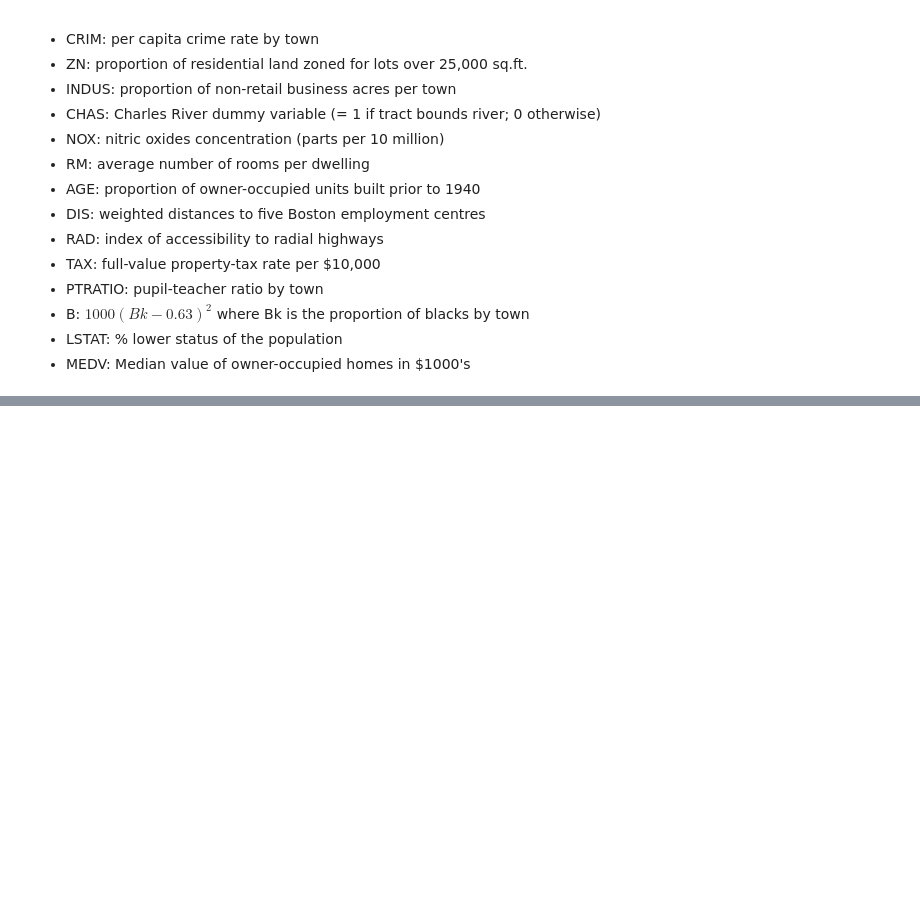
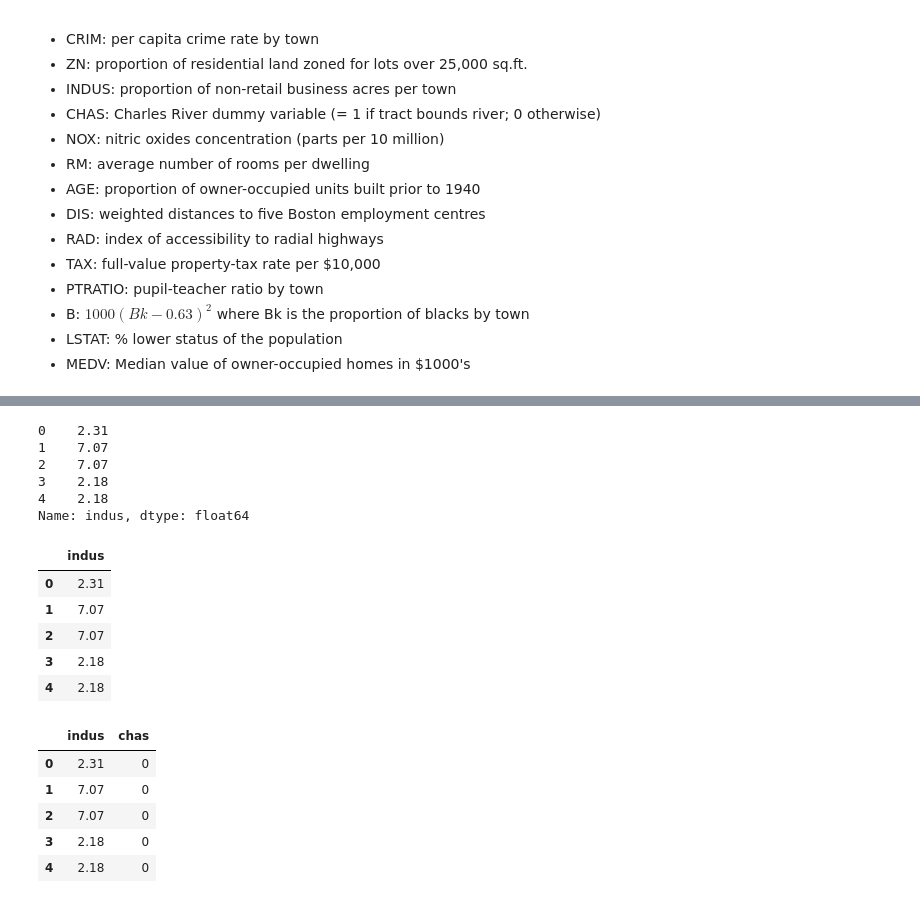
Before and after one commit to dillondaudert/cs5300ans, a Jupyter notebook: Examples.ipynb, the cells around one changed output, grey strips where cells are left out. Cells and saved outputs as stored; diff of their text form; code cells hidden in the pictures; blank space fills up the shorter version.

```diff
--- a/Examples.ipynb
+++ b/Examples.ipynb
@@ -46,0 +50,26 @@ def onehot(indices):
+# %%
+# select a particular column
+display(data["indus"].head())  # returns a Series object
+display(data[["indus"]].head())# returns a DataFrame object
+
+# and multiple columns
+data[["indus", "chas"]].head()
+# %% [output]
+0    2.31
+1    7.07
+2    7.07
+3    2.18
+4    2.18
+Name: indus, dtype: float64
+|  | indus |
+| 0 | 2.31 |
+| 1 | 7.07 |
+| 2 | 7.07 |
+| 3 | 2.18 |
+| 4 | 2.18 |
+|  | indus | chas |
+| 0 | 2.31 | 0 |
+| 1 | 7.07 | 0 |
+| 2 | 7.07 | 0 |
+| 3 | 2.18 | 0 |
+| 4 | 2.18 | 0 |
```
Also changed, not shown: parts of 18 cells of this notebook.
